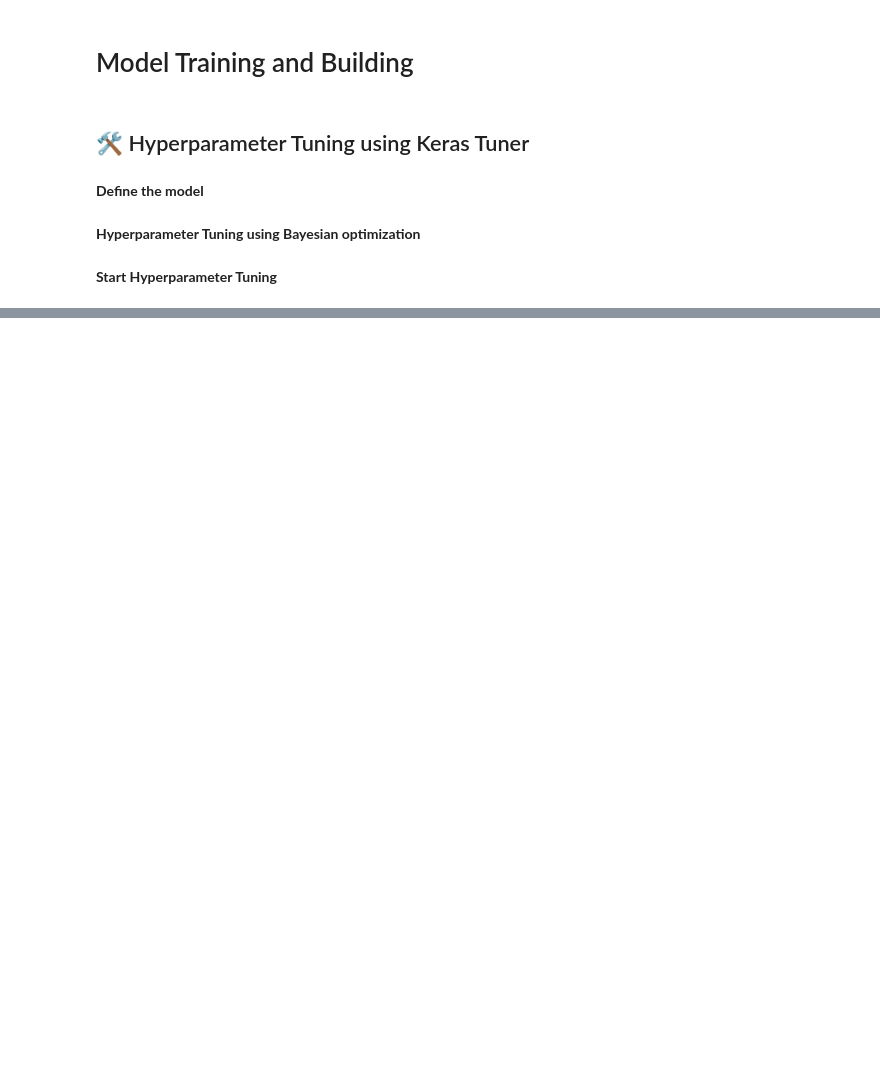
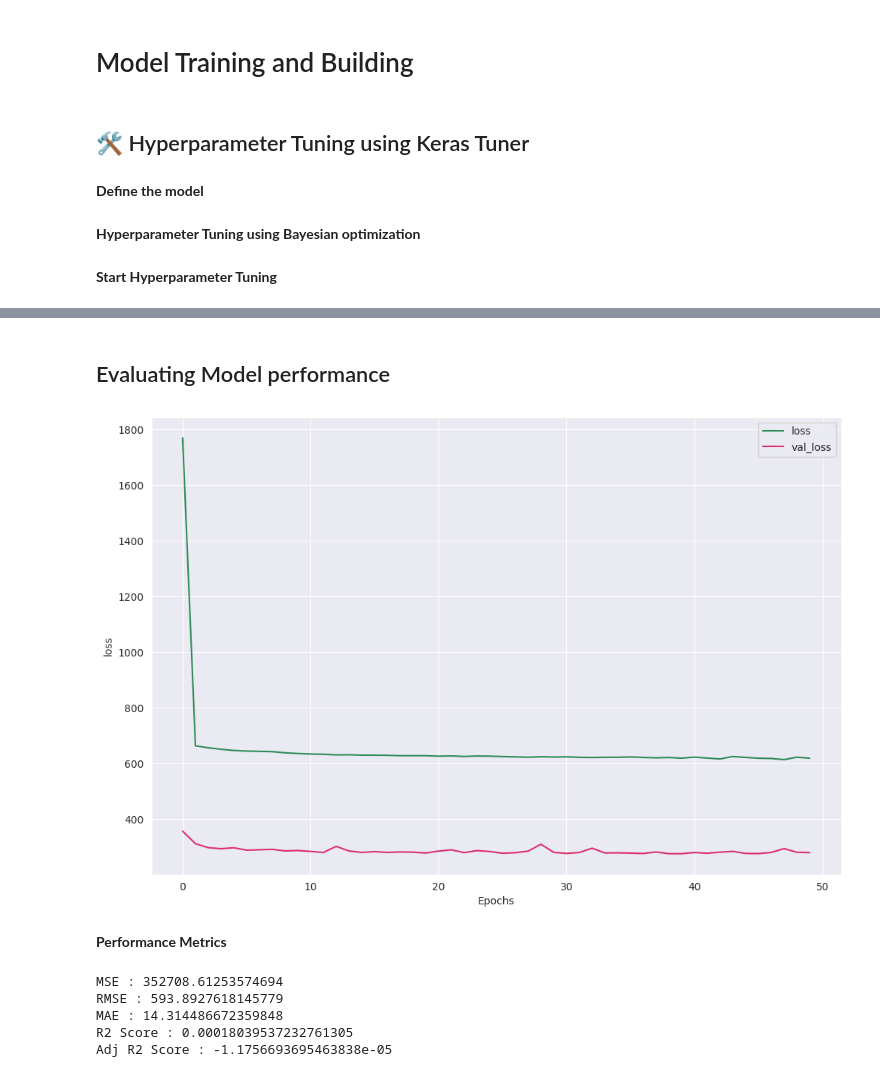
Before and after one commit to RahulHipparkar/Porter-NN-Regression, a Jupyter notebook: porter-nn-regression.ipynb, the cells around one changed output, grey strips where cells are left out. Cells and saved outputs as stored; diff of their text form; code cells hidden in the pictures; blank space fills up the shorter version.

```diff
--- a/porter-nn-regression.ipynb
+++ b/porter-nn-regression.ipynb
@@ -685,20 +705,21 @@ def build_model(hp):
 
     #Define input Layer
     model.add(keras.layers.Dense(
-        units = hp.Int('units', min_value = 32, max_value = 256, step = 32), # Tune neurons 32-256
-        activation = hp.Choice('activation',values = ['relu','tanh']) # Tune Activation function
+        units = hp.Int('units', min_value = 32, max_value = 512 , step = 32), # Tune neurons 32-512
     ))
+    # Apply leaky relu activation funtion
+    model.add(keras.layers.LeakyReLU(alpha=0.1))
 
     # Batch Normalization after input layer
     model.add(keras.layers.BatchNormalization())
 
     # Hidden Layers with Batch Normalization & optional dropout
-    for i in range(hp.Int('num_layers',1,3)): # Tune number of hidden layers : (1 to 3)
+    for i in range(hp.Int('num_layers',1,5)): # Tune number of hidden layers : (1 to 5)
         model.add(keras.layers.Dense(
-            units = hp.Int(f'units_{i}', min_value = 32, max_value = 256, step = 32),
-            activation = hp.Choice(f'activation_{i}', values = ['relu','tanh'])
+            units = hp.Int(f'units_{i}', min_value = 32, max_value = 512, step = 32),
         ))
 
+        model.add(keras.layers.LeakyReLU(alpha=0.1))
         model.add(keras.layers.BatchNormalization())
 
         # Apply Dropout only if hp.Boolean is True
@@ -725,7 +746,7 @@ def build_model(hp):
 tuner = kt.BayesianOptimization(
     build_model,
     objective = kt.Objective('val_r2_score', direction = 'max'),# Maximize R2 Score
-    max_trials = 15, # Number of hyperparameter combinations to test
+    max_trials = 20, # Number of hyperparameter combinations to test
     executions_per_trial = 2 , # runs each model twice for stability
     directory = '/kaggle/working/',
     project_name = 'Porter : NN Regression'
@@ -744,0 +768,14 @@ Total elapsed time: 01h 15m 31s
+# %%
+best_hps = tuner.get_best_hyperparameters(num_trials=1)[0]
+
+print(f"""
+Best number of units: {best_hps.get('units')}
+Best number of layers: {best_hps.get('num_layers')}
+Best learning rate: {best_hps.get('learning_rate')}
+""")
+
+for i in range(best_hps.get('num_layers')):
+    if best_hps.get(f'apply_dropout_{i}'):
+        print(f"Dropout applied in layer {i} with rate {best_hps.get(f'dropout_{i}')}")
+    else:
+        print(f"No Dropout in layer {i}")
@@ -744,0 +793,3 @@ Total elapsed time: 01h 15m 31s
+# %%
+best_model = tuner.hypermodel.build(best_hps)
+history = best_model.fit(X_train, y_train, epochs = 50 , batch_size = 512, validation_data = (X_val,y_val))
@@ -744,0 +828,16 @@ Total elapsed time: 01h 15m 31s
+# %% [markdown]
+## Evaluating Model performance
+# %%
+def plot_history(history, key):
+    plt.figure(figsize = (12,8))
+    plt.plot(history.history[key],color = 'seagreen')
+    plt.plot(history.history['val_'+key],color = '#DB3069' )
+    plt.xlabel('Epochs')
+    plt.ylabel(key)
+    plt.legend([key, 'val_'+key])
+    plt.show()
+plot_history(history,'loss')
+# %% [output]
+[figure, added]
+# %% [markdown]
+**Performance Metrics**
@@ -744,0 +853,13 @@ Total elapsed time: 01h 15m 31s
+# %%
+from sklearn.metrics import mean_squared_error, mean_absolute_error, r2_score
+print(f'MSE : {mean_squared_error(y_test,y_pred)}')
+print(f'RMSE : {np.sqrt(mean_squared_error(y_test,y_pred))}')
+print(f'MAE : {mean_absolute_error(y_test,y_pred)}')
+print(f'R2 Score : {r2_score(y_test,y_pred)}')
+print(f'Adj R2 Score : {adjusted_r2_score(y_test,y_pred,n,p)}')
+# %% [output]
+MSE : 352708.61253574694
+RMSE : 593.8927618145779
+MAE : 14.314486672359848
+R2 Score : 0.00018039537232761305
+Adj R2 Score : -1.1756693695463838e-05
```
Also changed, not shown: parts of 15 cells of this notebook.
